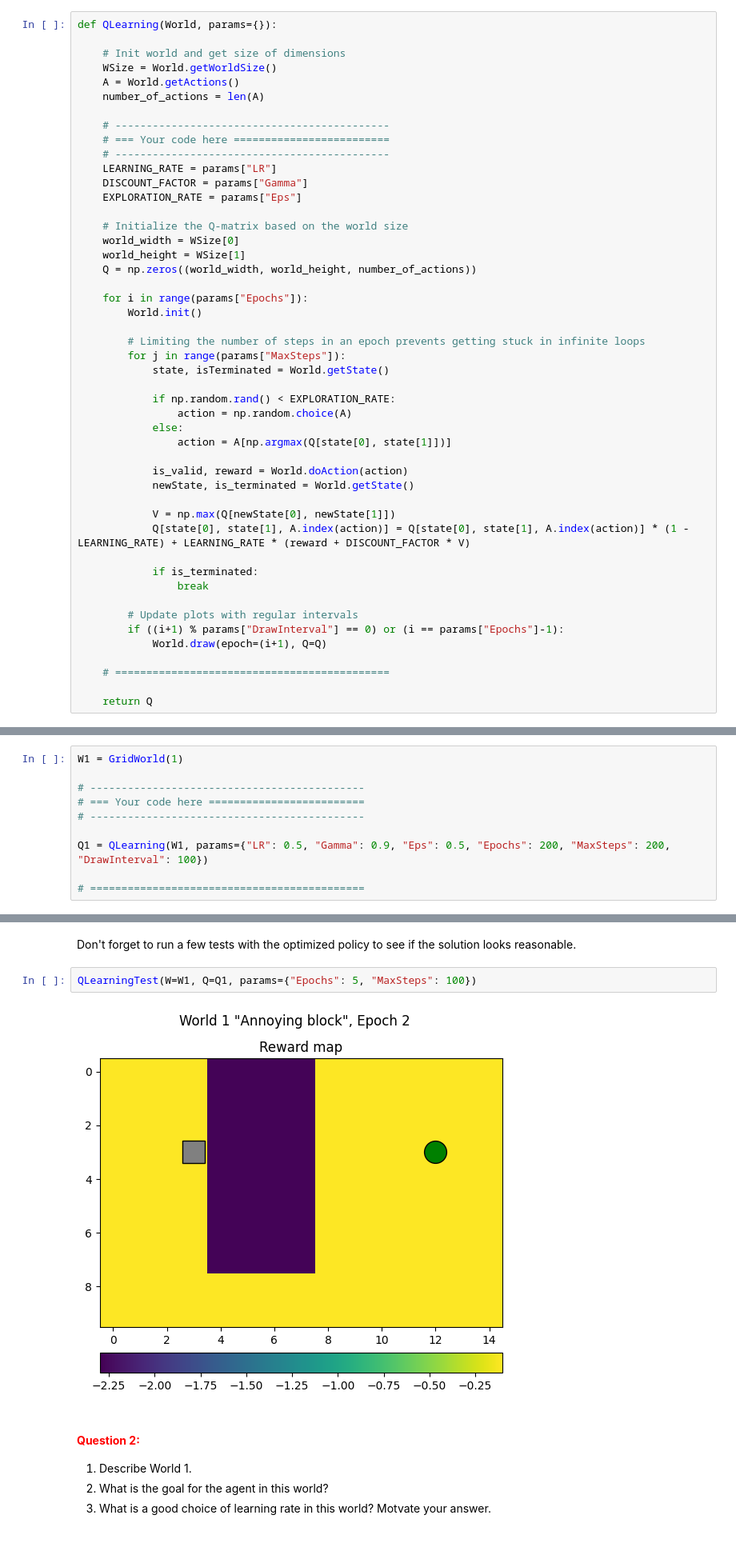
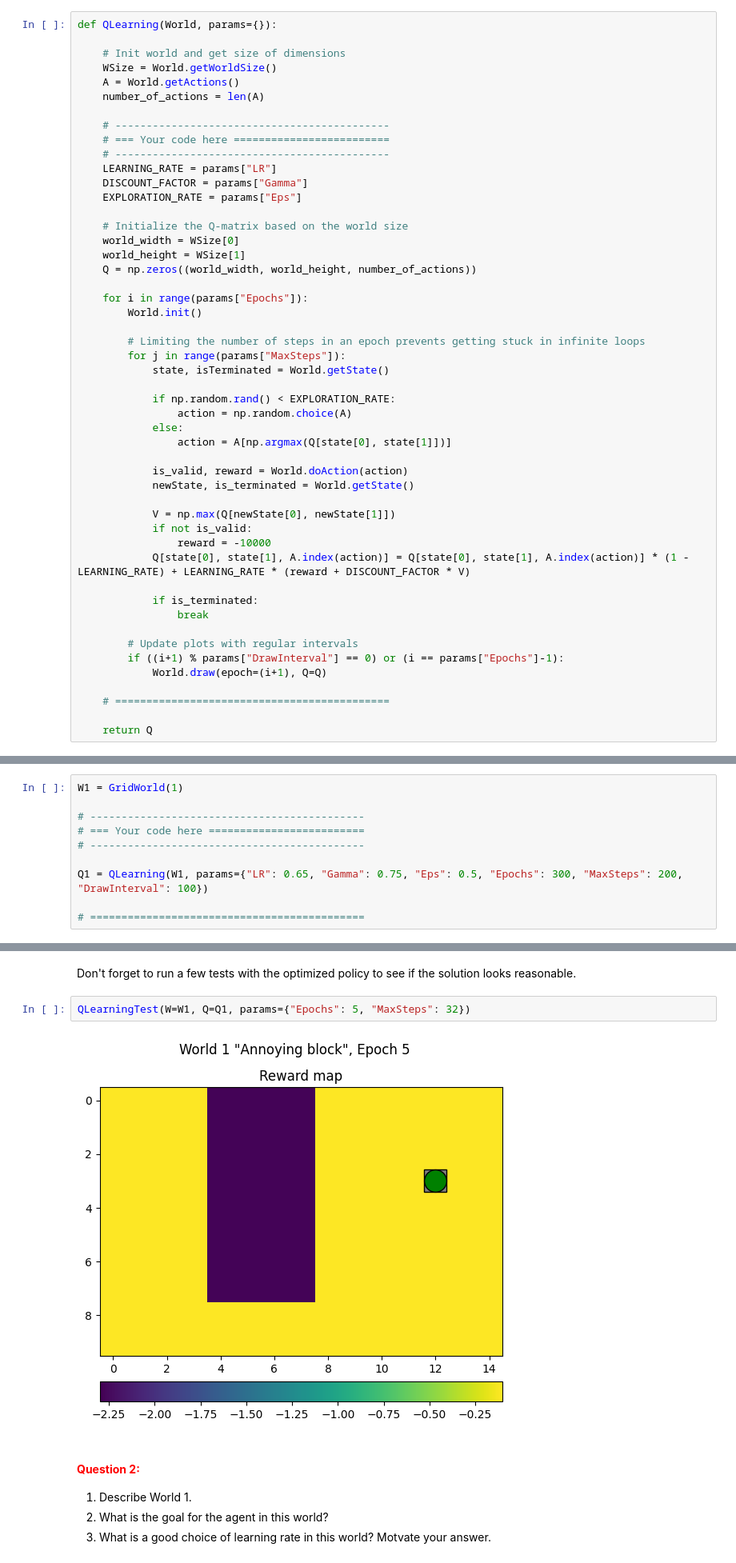
Before and after one commit to Jack-Kolm/TBMI26-labs-2024, a Jupyter notebook: A4_Reinforcement/QLearning.ipynb, the cells around one changed output, grey strips where cells are left out. Shown at 80% size. Cells and saved outputs as stored; diff of their text form.

```diff
--- a/A4_Reinforcement/QLearning.ipynb
+++ b/A4_Reinforcement/QLearning.ipynb
@@ -158,6 +158,8 @@ def QLearning(World, params={}):
             newState, is_terminated = World.getState()
 
             V = np.max(Q[newState[0], newState[1]])
+            if not is_valid:
+                reward = -10000
             Q[state[0], state[1], A.index(action)] = Q[state[0], state[1], A.index(action)] * (1 - LEARNING_RATE) + LEARNING_RATE * (reward + DISCOUNT_FACTOR * V)
 
             if is_terminated:
@@ -222,7 +224,7 @@ W1 = GridWorld(1)
 # === Your code here =========================
 # --------------------------------------------
 
-Q1 = QLearning(W1, params={"LR": 0.5, "Gamma": 0.9, "Eps": 0.5, "Epochs": 200, "MaxSteps": 200, "DrawInterval": 100})
+Q1 = QLearning(W1, params={"LR": 0.65, "Gamma": 0.75, "Eps": 0.5, "Epochs": 300, "MaxSteps": 200, "DrawInterval": 100})
 
 # ============================================
 # %% [output]
@@ -230,9 +232,9 @@ Q1 = QLearning(W1, params={"LR": 0.5, "Gamma": 0.9, "Eps": 0.5, "Epochs": 200, "
 # %% [markdown]
 Don't forget to run a few tests with the optimized policy to see if the solution looks reasonable.
 # %%
-QLearningTest(W=W1, Q=Q1, params={"Epochs": 5, "MaxSteps": 100})
+QLearningTest(W=W1, Q=Q1, params={"Epochs": 5, "MaxSteps": 32})
 # %% [output]
-[figure, old version]
+[figure, new version]
 # %% [markdown]
 #### **<span style="color:red">Question 2:</span>**
 1. Describe World 1.
```
Also changed, not shown: parts of 7 cells of this notebook.
